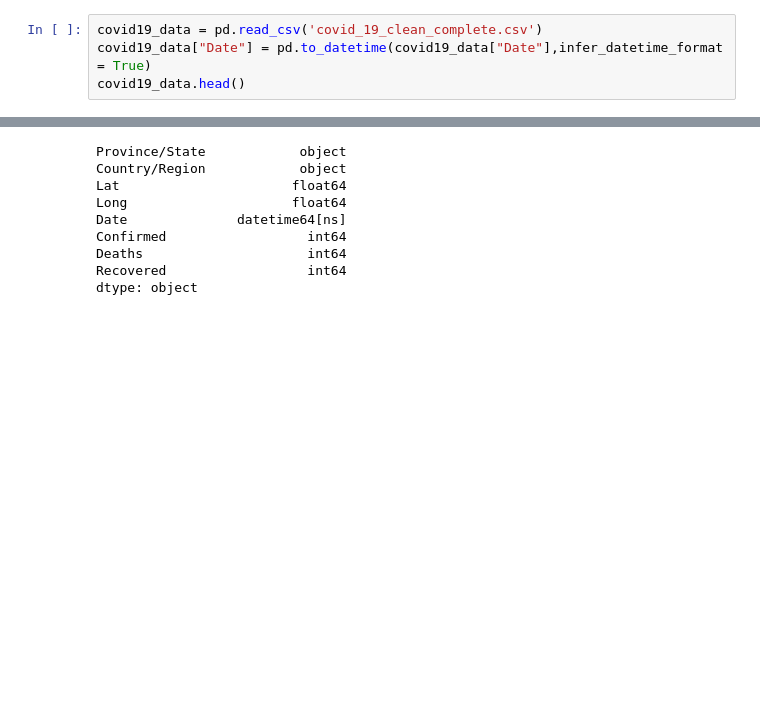
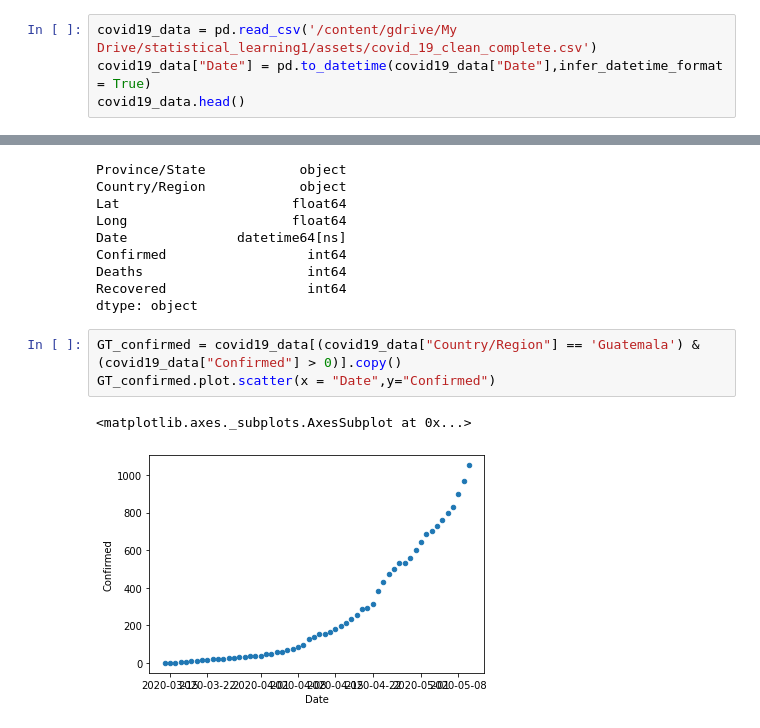
Before and after one commit to victorusacgt/2.Regresion-Polinomial, a Jupyter notebook: Tarea_2_Parte_1_Covid.ipynb, the cells around one changed output, grey strips where cells are left out. Saved outputs shown, nothing was run; the diff lists cells and outputs as text; blank space fills up the shorter version.

```diff
--- a/Tarea_2_Parte_1_Covid.ipynb
+++ b/Tarea_2_Parte_1_Covid.ipynb
@@ -102,7 +24,7 @@ Each column represents the number of cases reported from each country/region
 
 https://github.com/CSSEGISandData/COVID-19
 # %%
-covid19_data = pd.read_csv('covid_19_clean_complete.csv')
+covid19_data = pd.read_csv('/content/gdrive/My Drive/statistical_learning1/assets/covid_19_clean_complete.csv')
 covid19_data["Date"] = pd.to_datetime(covid19_data["Date"],infer_datetime_format = True)
 covid19_data.head()
 # %% [output]
@@ -124,3 +46,9 @@ Confirmed                  int64
 Deaths                     int64
 Recovered                  int64
 dtype: object
+# %%
+GT_confirmed = covid19_data[(covid19_data["Country/Region"] == 'Guatemala') & (covid19_data["Confirmed"] > 0)].copy()
+GT_confirmed.plot.scatter(x = "Date",y="Confirmed")
+# %% [output]
+<matplotlib.axes._subplots.AxesSubplot at 0x...>
+[figure, added]
```
Also changed, not shown: parts of 17 cells of this notebook.
